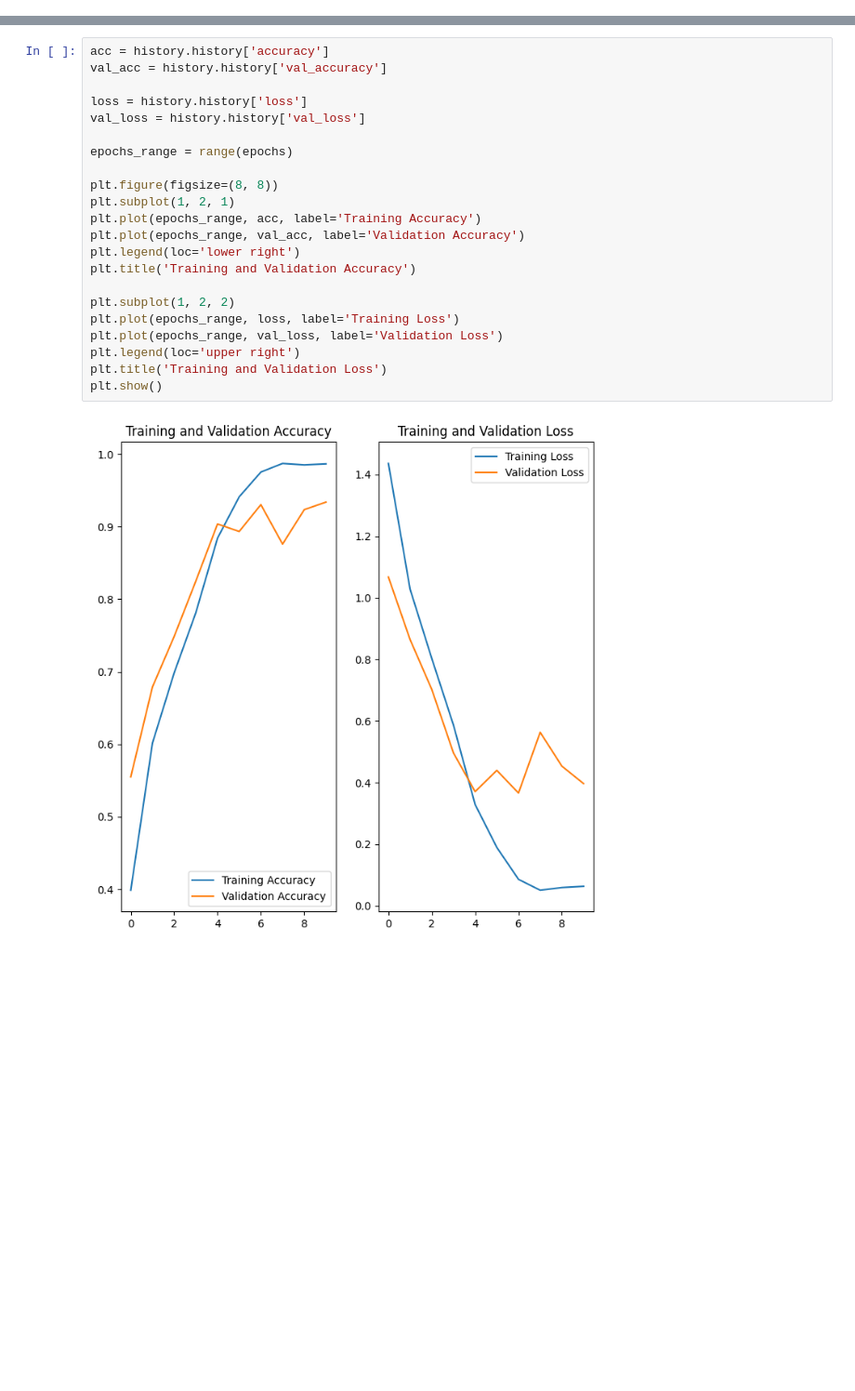
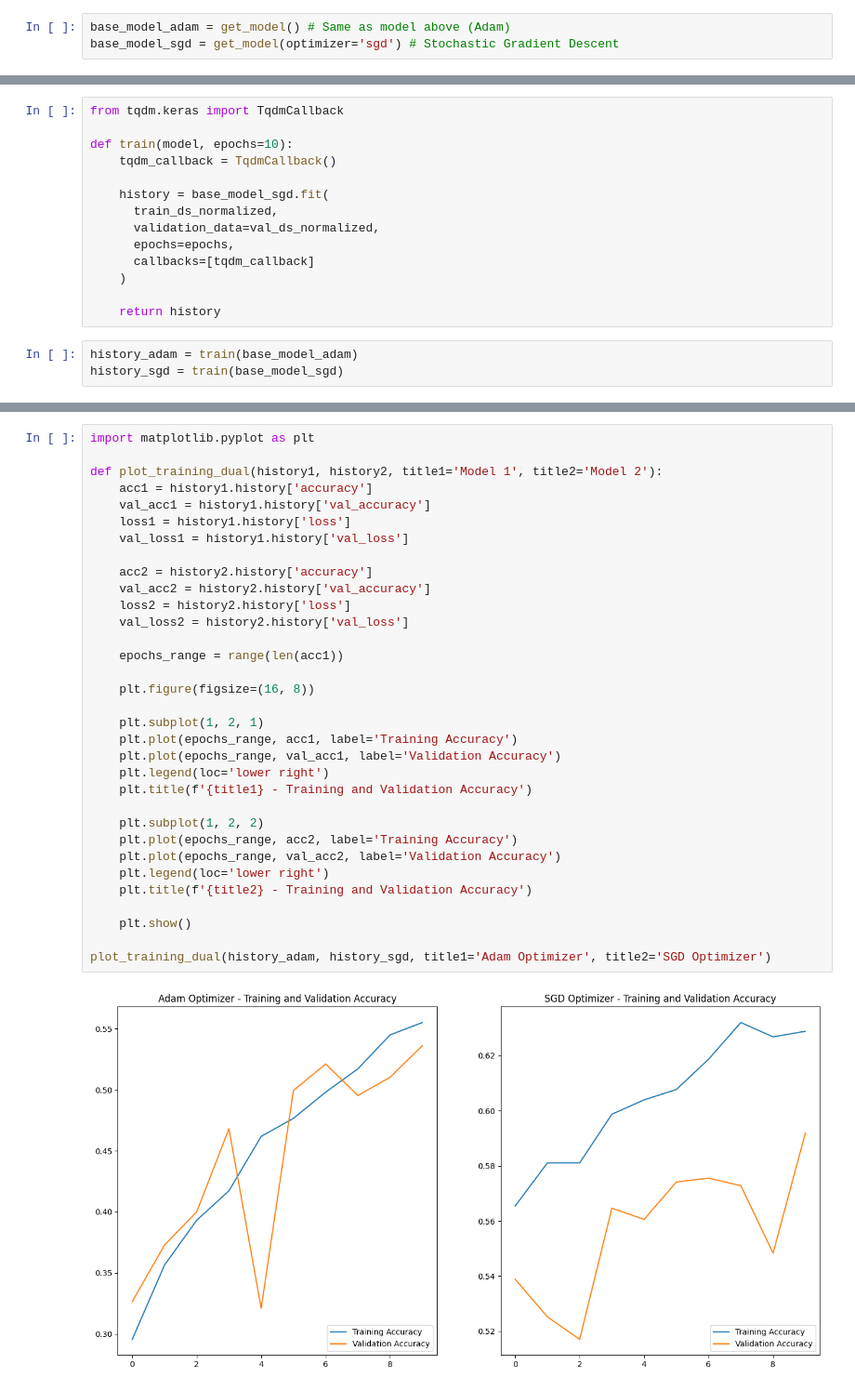
Before and after one commit to wlinds/ITHS-AI22-TF, a Jupyter notebook: Labb/labb1.ipynb, the cells around one changed output, grey strips where cells are left out. Shown at 93% size. Cells and saved outputs as stored; diff of their text form; blank space fills up the shorter version.

Commit message:
create fn for model, train, dataset, add one-hot

```diff
--- a/Labb/labb1.ipynb
+++ b/Labb/labb1.ipynb
@@ -79 +256,4 @@ The image_batch is a tensor of the shape (32, 180, 180, 3). This is a batch of 3
+# %%
+base_model_adam = get_model() # Same as model above (Adam)
+base_model_sgd = get_model(optimizer='sgd') # Stochastic Gradient Descent
 # %%
@@ -134,0 +264,17 @@ Epoch 10/10
+# %%
+from tqdm.keras import TqdmCallback
+
+def train(model, epochs=10):
+    tqdm_callback = TqdmCallback()
+
+    history = base_model_sgd.fit(
+      train_ds_normalized,
+      validation_data=val_ds_normalized,
+      epochs=epochs,
+      callbacks=[tqdm_callback]
+    )
+
+    return history
+# %%
+history_adam = train(base_model_adam)
+history_sgd = train(base_model_sgd)
@@ -135,24 +324,35 @@ Epoch 10/10
 # %%
-acc = history.history['accuracy']
-val_acc = history.history['val_accuracy']
+import matplotlib.pyplot as plt
 
-loss = history.history['loss']
-val_loss = history.history['val_loss']
+def plot_training_dual(history1, history2, title1='Model 1', title2='Model 2'):
+    acc1 = history1.history['accuracy']
+    val_acc1 = history1.history['val_accuracy']
+    loss1 = history1.history['loss']
+    val_loss1 = history1.history['val_loss']
 
-epochs_range = range(epochs)
+    acc2 = history2.history['accuracy']
+    val_acc2 = history2.history['val_accuracy']
+    loss2 = history2.history['loss']
+    val_loss2 = history2.history['val_loss']
 
-plt.figure(figsize=(8, 8))
-plt.subplot(1, 2, 1)
-plt.plot(epochs_range, acc, label='Training Accuracy')
-plt.plot(epochs_range, val_acc, label='Validation Accuracy')
-plt.legend(loc='lower right')
-plt.title('Training and Validation Accuracy')
+    epochs_range = range(len(acc1))
 
-plt.subplot(1, 2, 2)
-plt.plot(epochs_range, loss, label='Training Loss')
-plt.plot(epochs_range, val_loss, label='Validation Loss')
-plt.legend(loc='upper right')
-plt.title('Training and Validation Loss')
-plt.show()
+    plt.figure(figsize=(16, 8))
+
+    plt.subplot(1, 2, 1)
+    plt.plot(epochs_range, acc1, label='Training Accuracy')
+    plt.plot(epochs_range, val_acc1, label='Validation Accuracy')
+    plt.legend(loc='lower right')
+    plt.title(f'{title1} - Training and Validation Accuracy')
+
+    plt.subplot(1, 2, 2)
+    plt.plot(epochs_range, acc2, label='Training Accuracy')
+    plt.plot(epochs_range, val_acc2, label='Validation Accuracy')
+    plt.legend(loc='lower right')
+    plt.title(f'{title2} - Training and Validation Accuracy')
+
+    plt.show()
+
+plot_training_dual(history_adam, history_sgd, title1='Adam Optimizer', title2='SGD Optimizer')
 # %% [output]
-[figure, old version]
+[figure, new version]
```
Also changed, not shown: parts of 34 cells of this notebook.
